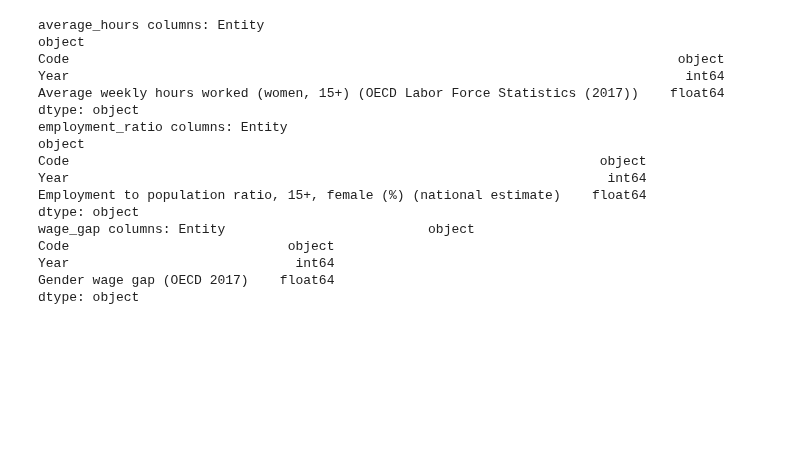
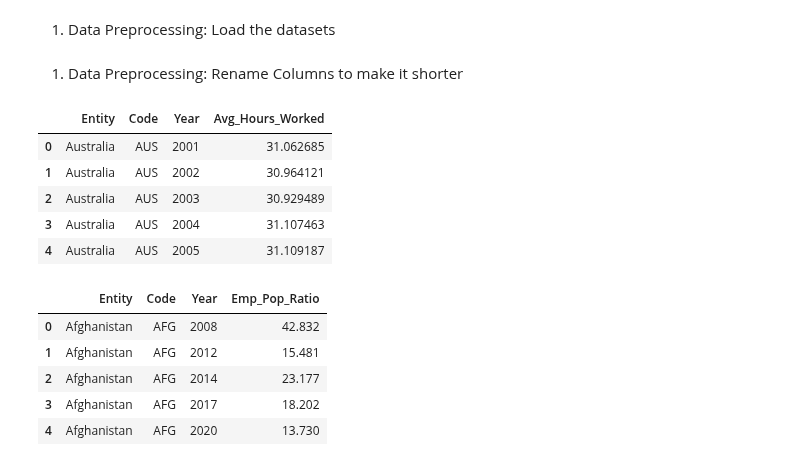
Before and after one commit to raishamaharrani/Project-3--Women-Wellbeing, a Jupyter notebook: professional_score.ipynb, the cells around one changed output. Drawn from its saved outputs; the diff is of its cells as text; code cells hidden in the pictures; blank space fills up the shorter version.

Commit message:
Data Cleaning and tried few models

```diff
--- a/professional_score.ipynb
+++ b/professional_score.ipynb
@@ -3,33 +39,30 @@ import pandas as pd
+# %% [markdown]
+1. Data Preprocessing:
+Load the datasets
 # %%
 # Load the three datasets
 average_hours = pd.read_csv('Resources/average-usual-weekly-hours-worked-women-15-years-and-older.csv')
 employment_ratio = pd.read_csv("Resources/female-employment-to-population-ratio.csv")
 wage_gap = pd.read_csv("Resources/gender-wage-gap-oecd.csv")
-
-# Check the data types of the columns
-print("average_hours columns:", average_hours.dtypes)
-print("employment_ratio columns:", employment_ratio.dtypes)
-print("wage_gap columns:", wage_gap.dtypes)
-
-# Merge the three DataFrames into one\n",
-merged_df = pd.merge(average_hours, employment_ratio, on=['Entity', 'Code', 'Year'], how='outer')
-merged_df = pd.merge(merged_df, wage_gap, on=['Entity', 'Code', 'Year'], how='outer')
-
-# Sort the combined dataframe by Entity and Year\n",
-merged_df = merged_df.sort_values(by=['Entity', 'Year'])
-# %% [output]
-average_hours columns: Entity                                                                            object
-Code                                                                              object
-Year                                                                               int64
-Average weekly hours worked (women, 15+) (OECD Labor Force Statistics (2017))    float64
-dtype: object
-employment_ratio columns: Entity                                                                  object
-Code                                                                    object
-Year                                                                     int64
-Employment to population ratio, 15+, female (%) (national estimate)    float64
-dtype: object
-wage_gap columns: Entity                          object
-Code                            object
-Year                             int64
-Gender wage gap (OECD 2017)    float64
-dtype: object
+# %% [markdown]
+1. Data Preprocessing: Rename Columns to make it shorter
+# %%
+average_hours = average_hours.rename(columns={'Average weekly hours worked (women, 15+) (OECD Labor Force Statistics (2017))': 'Avg_Hours_Worked'})
+average_hours.head()
+# %% [output]
+|  | Entity | Code | Year | Avg_Hours_Worked |
+| 0 | Australia | AUS | 2001 | 31.062685 |
+| 1 | Australia | AUS | 2002 | 30.964121 |
+| 2 | Australia | AUS | 2003 | 30.929489 |
+| 3 | Australia | AUS | 2004 | 31.107463 |
+| 4 | Australia | AUS | 2005 | 31.109187 |
+# %%
+employment_ratio = employment_ratio.rename(columns={'Employment to population ratio, 15+, female (%) (national estimate)': 'Emp_Pop_Ratio'})
+employment_ratio.head()
+# %% [output]
+|  | Entity | Code | Year | Emp_Pop_Ratio |
+| 0 | Afghanistan | AFG | 2008 | 42.832 |
+| 1 | Afghanistan | AFG | 2012 | 15.481 |
+| 2 | Afghanistan | AFG | 2014 | 23.177 |
+| 3 | Afghanistan | AFG | 2017 | 18.202 |
+| 4 | Afghanistan | AFG | 2020 | 13.730 |
```
Also changed, not shown: parts of 19 cells of this notebook.
